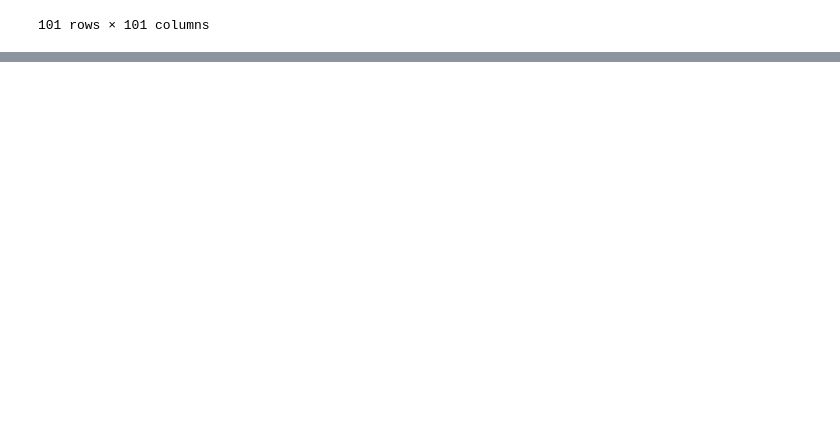
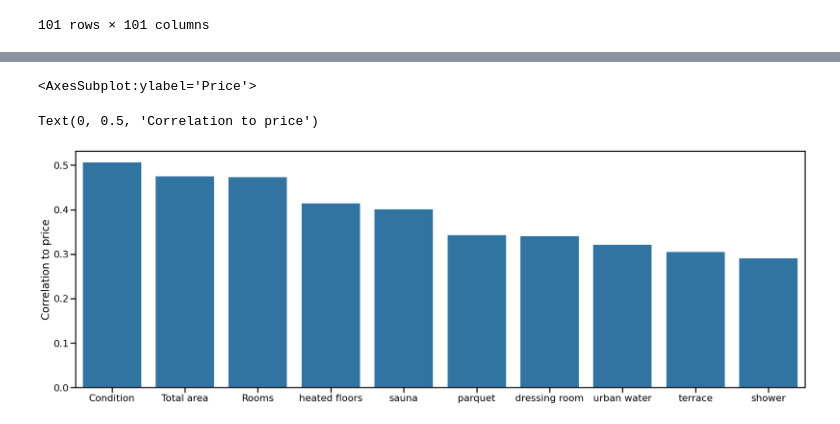
Before and after one commit to Jyrijoul/real_estate_prediction, a Jupyter notebook: data_analysis.ipynb, the cells around one changed output, grey strips where cells are left out. Drawn from its saved outputs; the diff is of its cells as text; code cells hidden in the pictures; blank space fills up the shorter version.

Commit message:
Add visualizations

```diff
--- a/data_analysis.ipynb
+++ b/data_analysis.ipynb
@@ -709,0 +722,18 @@ Before dealing with NaN values, it needs to be determined, what are the problema
+# %%
+bad_columns.remove('Ground area')
+fill_na_with_number(data, 'Ground area', 0) #this is better to be filled with zeros than remove
+
+bad_columns.remove('Number of floors')
+fill_na_with_number(data, 'Number of floors', 1) #this is better to be filled with ones than remove
+bad_columns.remove('This floor')
+fill_na_with_number(data, 'This floor', 1) #this is better to be filled with ones than remove
+bad_columns.remove('Total number of floors')
+fill_na_with_number(data, 'Total number of floors', 1) #this is better to be filled with ones than remove
+
+data = data.drop(columns=bad_columns)
+# %%
+for column in data.columns:
+    percent = get_percent_of_na(data, column)
+    #print(percent, "%  >>    ", column)
+    if percent > 0:
+        print(percent, "%  >>    ", column)
@@ -709,0 +766,6 @@ Before dealing with NaN values, it needs to be determined, what are the problema
+# %%
+for column in data.columns:
+    percent = get_percent_of_na(data, column)
+    #print(percent, "%  >>    ", column)
+    if percent > 0:
+        print(percent, "%  >>    ", column)
@@ -851,0 +942,5 @@ data.to_csv("cleaned_data.csv", index=False)
+# %%
+# Find the highest abs correlations.
+pairwise_correlations = data.corr(method ='spearman').abs()
+pairwise_correlations.values[np.triu_indices_from(pairwise_correlations, 0)] = np.nan
+top_correlations = pairwise_correlations["Price"].sort_values(ascending=False).head(10)
@@ -851,0 +961,16 @@ data.to_csv("cleaned_data.csv", index=False)
+# %%
+import matplotlib.pyplot as plt
+import seaborn as sns
+
+sns.set_context("poster")
+plt.rc("font", size=14)
+
+fig, ax = plt.subplots(figsize=(30, 10))
+sns.barplot(x=top_correlations.index, y=top_correlations, color="tab:blue")
+plt.ylabel("Correlation to price")
+
+plt.savefig("Correlation.pdf")
+# %% [output]
+<AxesSubplot:ylabel='Price'>
+Text(0, 0.5, 'Correlation to price')
+[figure, added]
```
Also changed, not shown: parts of 20 cells of this notebook, 1 other file.
